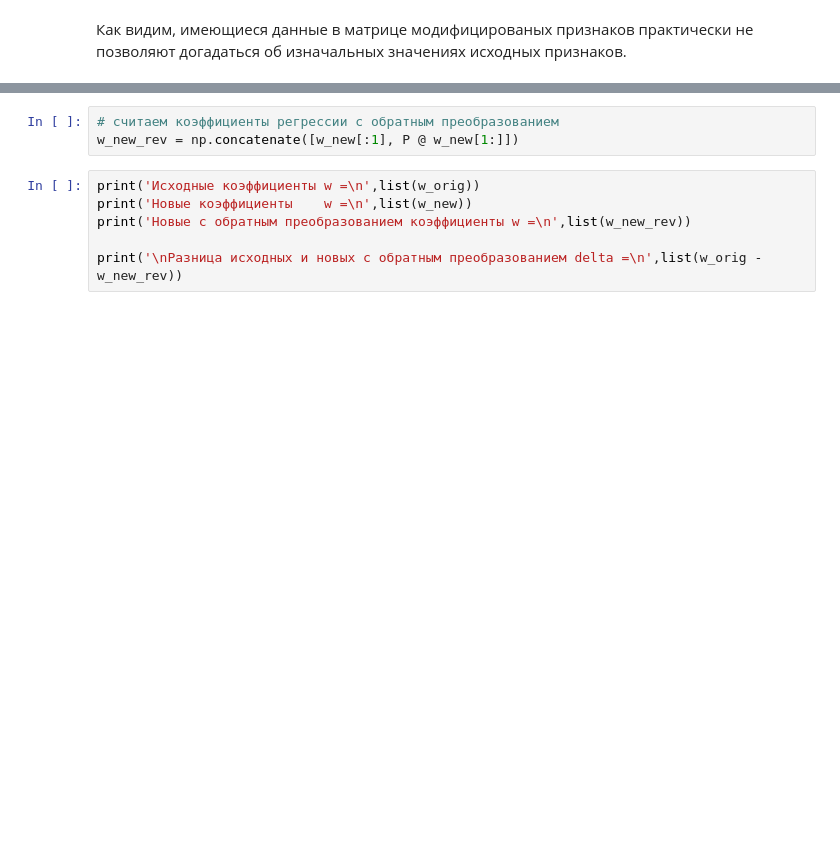
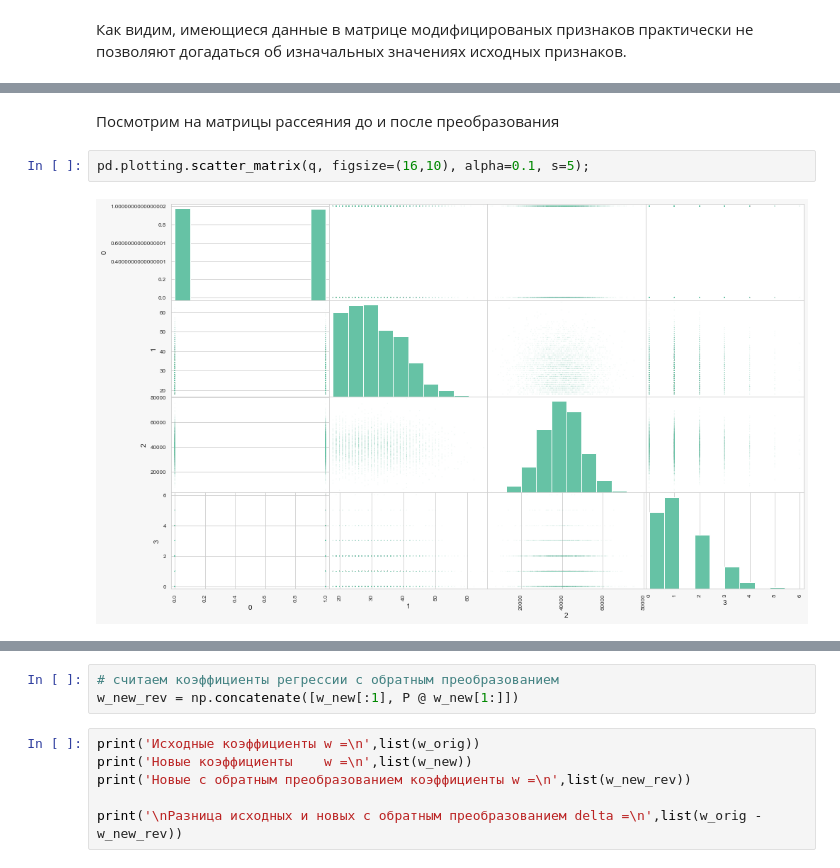
Before and after one commit to RadarYV/Yandex-Practicum-Data-Science, a Jupyter notebook: yandex_10_insurance_accepted.ipynb, the cells around one changed output, grey strips where cells are left out. Cells and saved outputs as stored; diff of their text form; blank space fills up the shorter version.

```diff
--- a/yandex_10_insurance_accepted.ipynb
+++ b/yandex_10_insurance_accepted.ipynb
@@ -382,0 +415,6 @@ t.describe()
+# %% [markdown]
+Посмотрим на матрицы рассеяния до и после преобразования
+# %%
+pd.plotting.scatter_matrix(q, figsize=(16,10), alpha=0.1, s=5);
+# %% [output]
+[figure, added]
```
Also changed, not shown: parts of 15 cells of this notebook.
